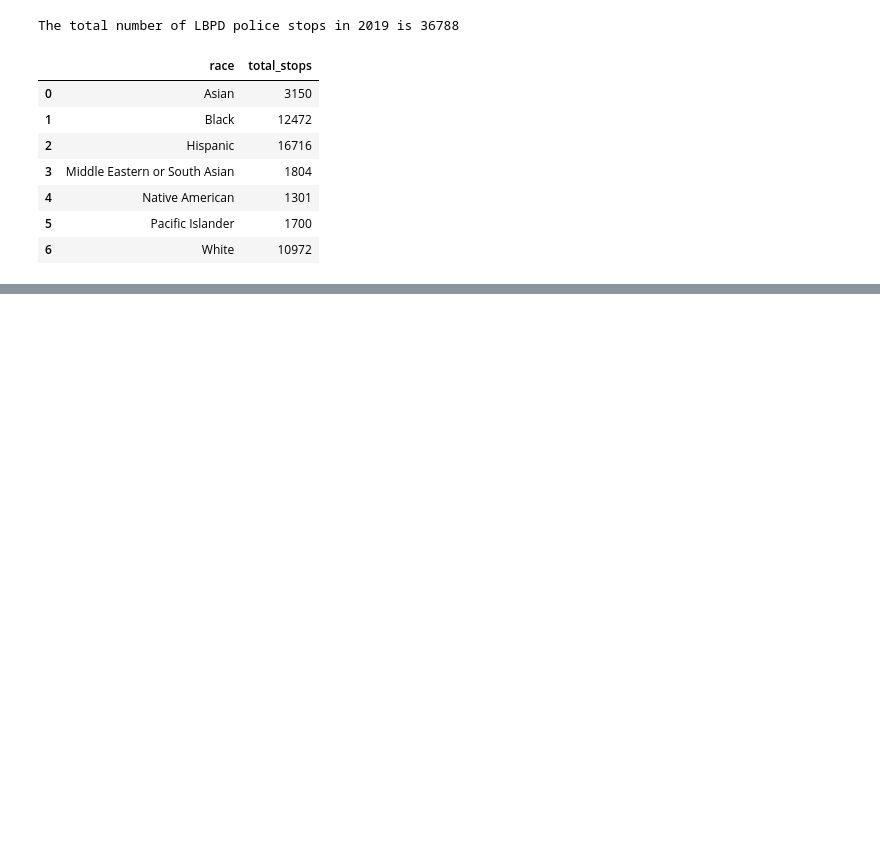
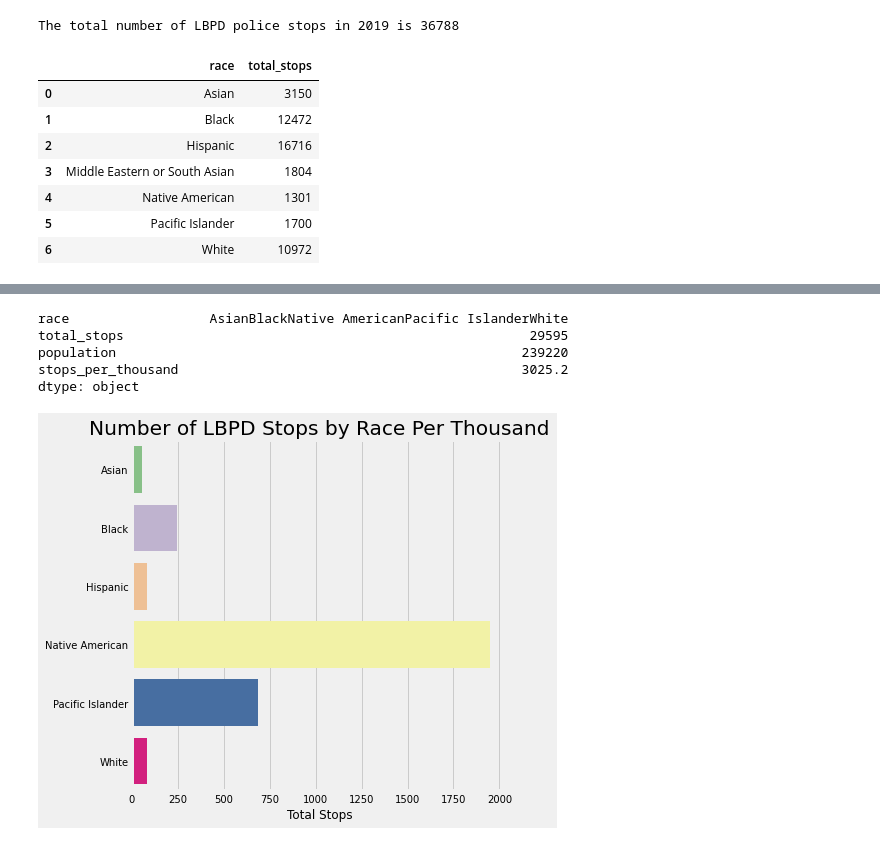
Before and after one commit to tsamba120/Long-Beach-Policing-Analysis, a Jupyter notebook: notebooks/lbpd_eda.ipynb, the cells around one changed output, grey strips where cells are left out. Drawn from its saved outputs; the diff is of its cells as text; code cells hidden in the pictures; blank space fills up the shorter version.

```diff
--- a/notebooks/lbpd_eda.ipynb
+++ b/notebooks/lbpd_eda.ipynb
@@ -55,0 +62,6 @@ ax.tick_params(axis='y', labelsize=10);
+# %%
+lb_census['Race'] = lb_census['Race'].apply(lambda x: re.sub(' alone', '', x))
+lb_census['Race'] = lb_census['Race'].apply(lambda x: re.sub(' or African American', '', x))
+lb_census['Race'] = lb_census['Race'].apply(lambda x: re.sub('American Indian and Alaska Native', 'Native American', x))
+lb_census['Race'] = lb_census['Race'].apply(lambda x: re.sub('Native Hawaiian and Other ', '', x))
+lb_census['Race'] = lb_census['Race'].apply(lambda x: re.sub(' or Latino', '', x))
@@ -55,0 +79,4 @@ ax.tick_params(axis='y', labelsize=10);
+# %%
+stop_sums_pop = stop_sums.merge(lb_census, left_on='race', right_on='Race').drop('Race', axis=1)
+stop_sums_pop.rename(columns={'Value':'population'}, inplace=True)
+stop_sums_pop
@@ -55,0 +91,3 @@ ax.tick_params(axis='y', labelsize=10);
+# %%
+stop_sums_pop['stops_per_thousand'] = round(stop_sums_pop['total_stops'] / (stop_sums_pop['population'] / 1000), 1)
+stop_sums_pop
@@ -55,0 +102,19 @@ ax.tick_params(axis='y', labelsize=10);
+# %%
+stop_sums_pop[stop_sums_pop['race'] != 'Hispanic'].sum()
+# %% [output]
+race                  AsianBlackNative AmericanPacific IslanderWhite
+total_stops                                                    29595
+population                                                    239220
+stops_per_thousand                                            3025.2
+dtype: object
+# %%
+plt.style.use('fivethirtyeight')
+fig, ax = plt.subplots(figsize=(6,6))
+g = sns.barplot(x='stops_per_thousand', y='race', data=stop_sums_pop, palette='Accent')
+g.set_ylabel('')
+g.set_xlabel('Total Stops', fontsize=12)
+g.set_title('Number of LBPD Stops by Race Per Thousand')
+ax.tick_params(axis='x', labelsize=10)
+ax.tick_params(axis='y', labelsize=10);
+# %% [output]
+[figure, added]
```
Also changed, not shown: parts of 16 cells of this notebook, 1 other file.
